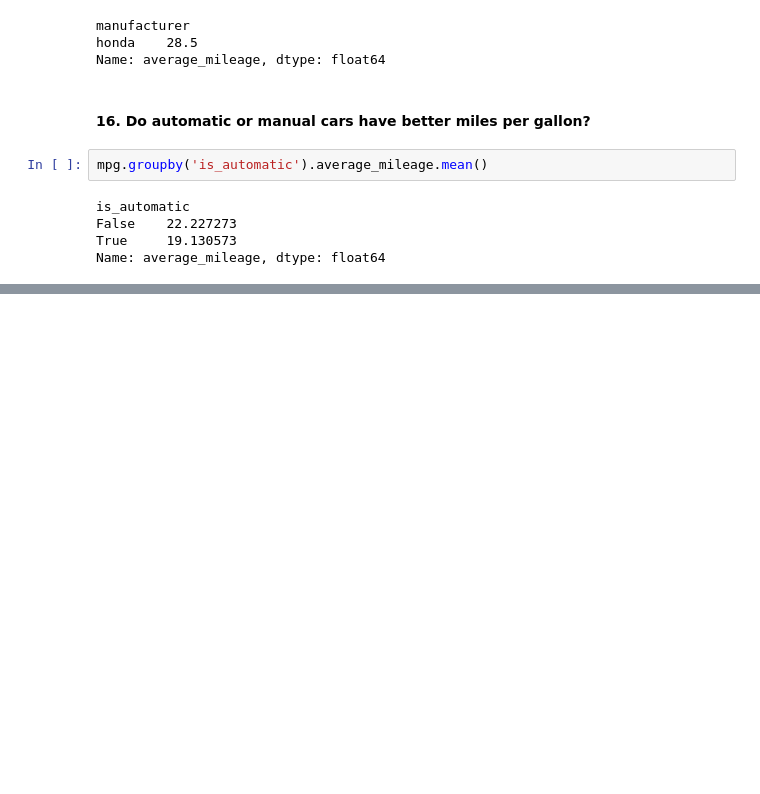
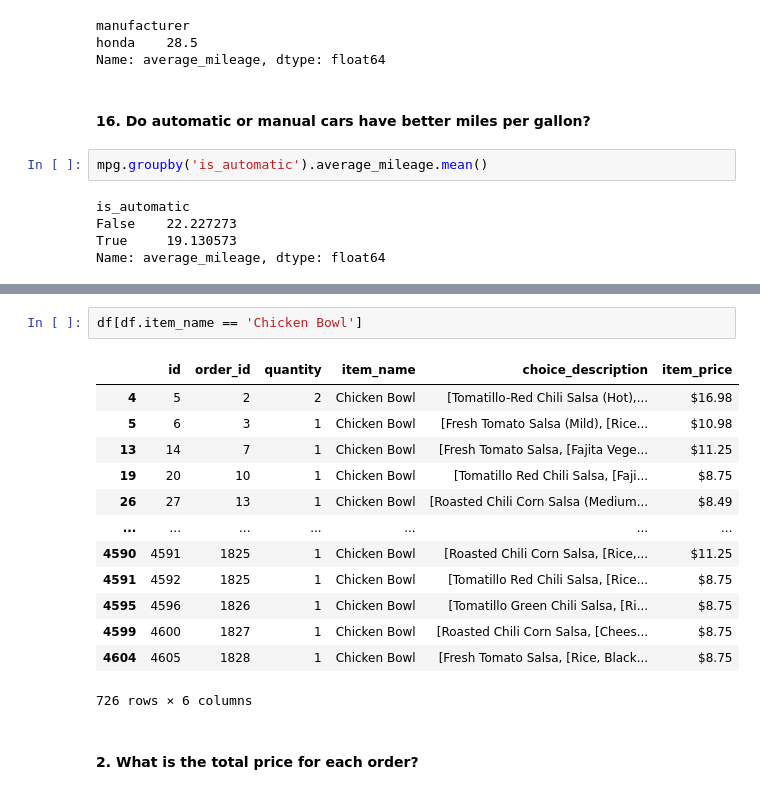
Before and after one commit to corey-baughman/005_numpy_pandas_visualization_exercises, a Jupyter notebook: advanced_dataframes.ipynb, the cells around one changed output, grey strips where cells are left out. Saved outputs shown, nothing was run; the diff lists cells and outputs as text; blank space fills up the shorter version.

```diff
--- a/advanced_dataframes.ipynb
+++ b/advanced_dataframes.ipynb
@@ -431,0 +477,18 @@ Name: average_mileage, dtype: float64
+# %%
+df[df.item_name == 'Chicken Bowl']
+# %% [output]
+|  | id | order_id | quantity | item_name | choice_description | item_price |
+| 4 | 5 | 2 | 2 | Chicken Bowl | [Tomatillo-Red Chili Salsa (Hot),... | $16.98 |
+| 5 | 6 | 3 | 1 | Chicken Bowl | [Fresh Tomato Salsa (Mild), [Rice... | $10.98 |
+| 13 | 14 | 7 | 1 | Chicken Bowl | [Fresh Tomato Salsa, [Fajita Vege... | $11.25 |
+| 19 | 20 | 10 | 1 | Chicken Bowl | [Tomatillo Red Chili Salsa, [Faji... | $8.75 |
+| 26 | 27 | 13 | 1 | Chicken Bowl | [Roasted Chili Corn Salsa (Medium... | $8.49 |
+| ... | ... | ... | ... | ... | ... | ... |
+| 4590 | 4591 | 1825 | 1 | Chicken Bowl | [Roasted Chili Corn Salsa, [Rice,... | $11.25 |
+| 4591 | 4592 | 1825 | 1 | Chicken Bowl | [Tomatillo Red Chili Salsa, [Rice... | $8.75 |
+| 4595 | 4596 | 1826 | 1 | Chicken Bowl | [Tomatillo Green Chili Salsa, [Ri... | $8.75 |
+| 4599 | 4600 | 1827 | 1 | Chicken Bowl | [Roasted Chili Corn Salsa, [Chees... | $8.75 |
+| 4604 | 4605 | 1828 | 1 | Chicken Bowl | [Fresh Tomato Salsa, [Rice, Black... | $8.75 |
+726 rows × 6 columns
+# %% [markdown]
+#### 2. What is the total price for each order?
```
Also changed, not shown: parts of 34 cells of this notebook, 4 other files.
